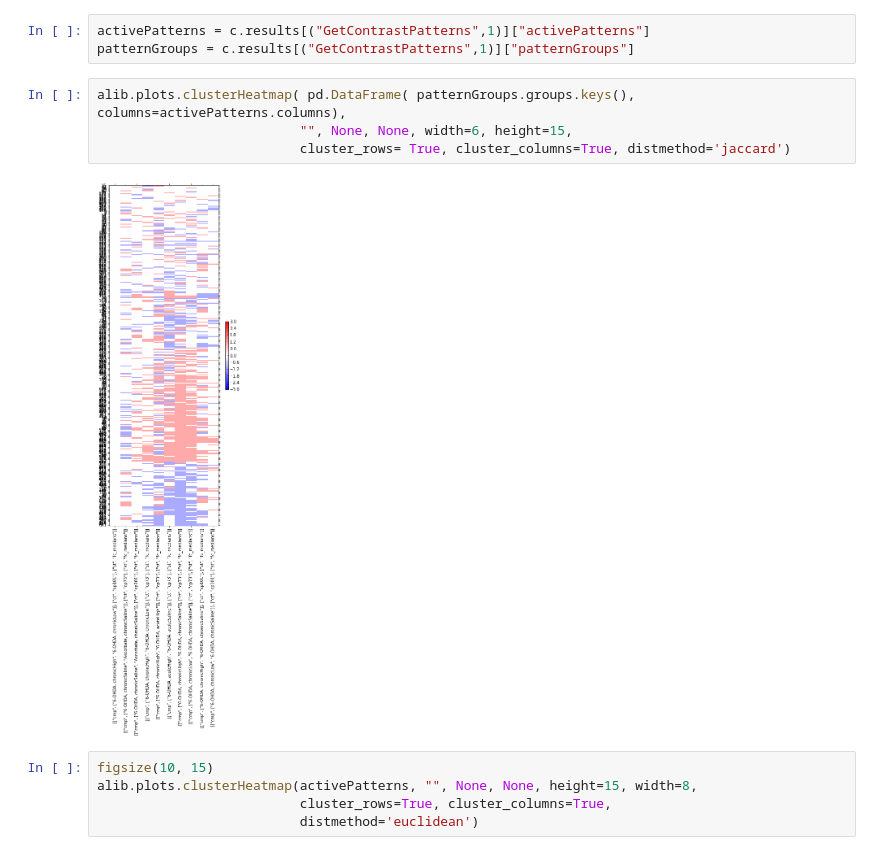
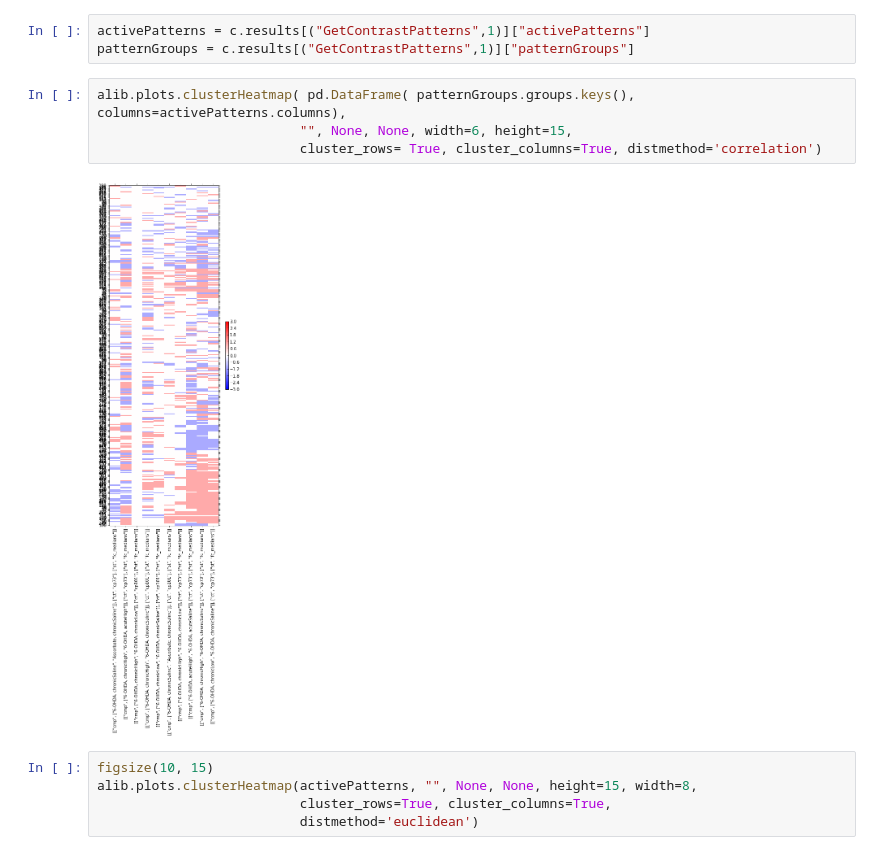
Before and after one commit to aheilbut/pdmouse, a Jupyter notebook: py/pd_chea.ipynb, the cells around one changed output. Drawn from its saved outputs; the diff is of its cells as text.

```diff
--- a/py/pd_chea.ipynb
+++ b/py/pd_chea.ipynb
@@ -849,9 +849,9 @@ patternGroups = c.results[("GetContrastPatterns",1)]["patternGroups"]
 # %%
 alib.plots.clusterHeatmap( pd.DataFrame( patternGroups.groups.keys(), columns=activePatterns.columns),
                           "", None, None, width=6, height=15,
-                          cluster_rows= True, cluster_columns=True, distmethod='jaccard')
+                          cluster_rows= True, cluster_columns=True, distmethod='correlation')
 # %% [output]
-[figure, old version]
+[figure, new version]
 # %%
 figsize(10, 15)
 alib.plots.clusterHeatmap(activePatterns, "", None, None, height=15, width=8,
```
Also changed, not shown: parts of 44 cells of this notebook, 3 other files.
